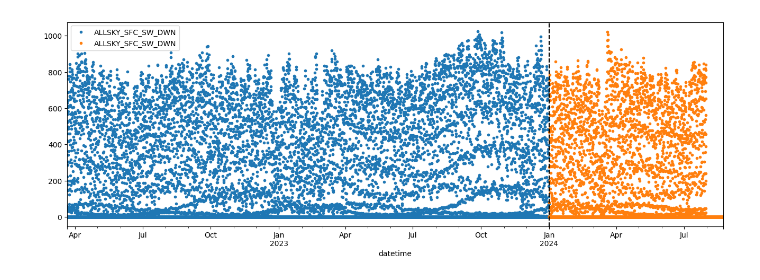
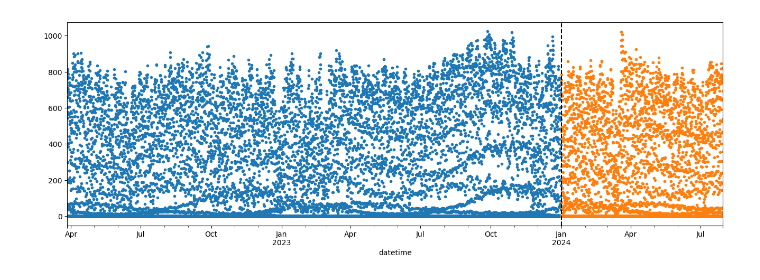
Before and after one commit to Ruhe54/Forecasting_Irradiance, a Jupyter notebook: dataset/Getting_dataset.ipynb, the cells around one changed output. Drawn from its saved outputs; the diff is of its cells as text; code cells hidden in the pictures.

```diff
--- a/dataset/Getting_dataset.ipynb
+++ b/dataset/Getting_dataset.ipynb
@@ -7,7 +7,7 @@ import seaborn as sns
 import sklearn
 from datetime import datetime,timedelta
 # %%
-end = (datetime.now() - timedelta(30*7)).strftime("%Y%m%d")
+end = (datetime.now() - timedelta(30*8)).strftime("%Y%m%d")
 start = (datetime.now() - timedelta(365*3)).strftime("%Y%m%d")
 end
 # %% [output]
@@ -127,5 +107,5 @@ df
 # %%
-new_df = df[['datetime','ALLSKY_SFC_SW_DWN']]
+new_df = df[['datetime','ALLSKY_SFC_SW_DWN','PS','QV2M','T2M','time']]
 new_df = new_df.set_index('datetime')
-new_df
+new_df.head()
 # %% [output]
@@ -151,14 +119,14 @@ new_df['ALLSKY_SFC_SW_DWN'].plot(style='.', figsize=(17,5))
 # %%
 train = new_df.loc[new_df.index < '01-01-2024']
 test = new_df.loc[new_df.index >= '01-01-2024']
 
 fig, ax = plt.subplots(figsize=(16,5))
-train.plot(ax=ax , label='train',style='.')
-test.plot(ax=ax, label='test',style='.')
+train['ALLSKY_SFC_SW_DWN'].plot(ax=ax , label='train',style='.')
+test['ALLSKY_SFC_SW_DWN'].plot(ax=ax, label='test',style='.')
 ax.axvline('01-01-2024',color='black',ls='--')
 plt.show()
 # %% [output]
-[figure, old version]
+[figure, new version]
 # %%
 def create_features(df):
   df['hour'] = df.index.hour
```
Also changed, not shown: parts of 25 cells of this notebook, 2 other files.
